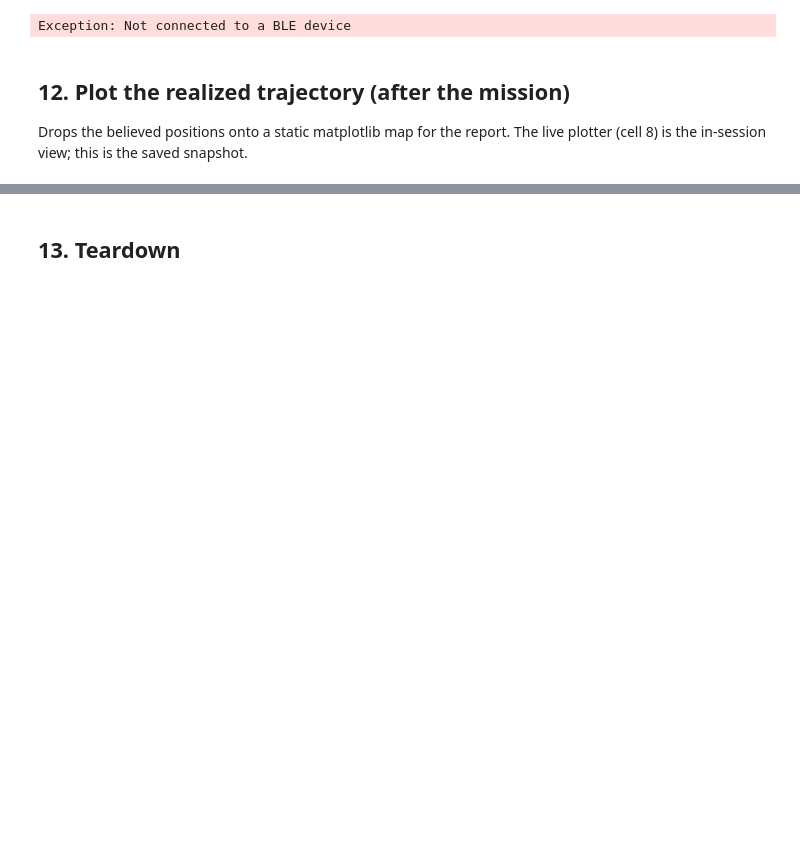
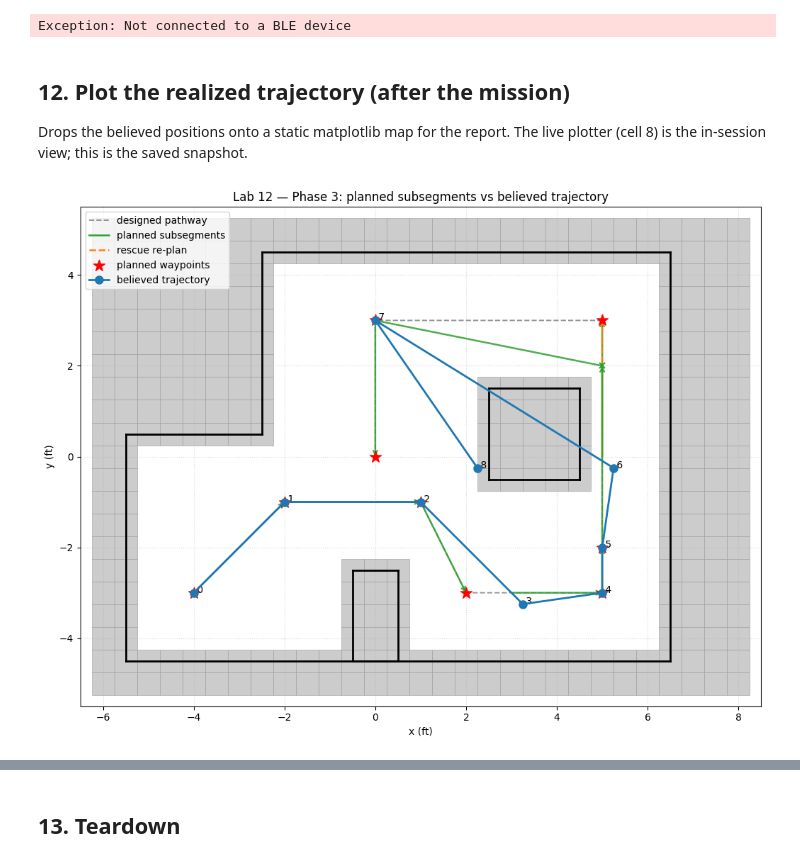
Before and after one commit to Y1hhnn/FastRobots-2026, a Jupyter notebook: notebooks/lab12_phase3.ipynb, the cells around one changed output, grey strips where cells are left out. Saved outputs shown, nothing was run; the diff lists cells and outputs as text; code cells hidden in the pictures; blank space fills up the shorter version.

```diff
--- a/notebooks/lab12_phase3.ipynb
+++ b/notebooks/lab12_phase3.ipynb
@@ -78,7 +80,12 @@ WAYPOINTS = [
     ( 0,  0),  # 9. end
 ]
 
-CELL_SIZE = 1.0
+# 0.5 ft cells (halved from 1 ft) — gives finer A* paths and matches the
+# new 0.1524 m cells in world.yaml so the localization belief and the
+# planner both work at the same spatial resolution. All waypoints are
+# integer feet, so they still align exactly with cell centers at this
+# resolution (and at any 1/N-ft resolution).
+CELL_SIZE = 0.5
 INFLATE   = 0
 X_RANGE   = (-6.0, 8.0)
 Y_RANGE   = (-5.0, 5.0)
@@ -604,10 +635,12 @@ cmdr.plot_map()
 RUN = True                  # ← flip to True when ready
 
 if RUN:
-    history = asyncio.run(run_mission())
+    history, planned_paths = asyncio.run(run_mission())
     print("\n=== Mission complete ===")
     for pt, label in history:
         print(f"  {label:>10}: ({pt[0]:+.2f}, {pt[1]:+.2f}) ft")
+    print(f"  {len(planned_paths)} A* plans recorded "
+          f"({sum(len(p['segments']) for p in planned_paths)} subsegments total)")
 else:
     print("RUN is False — flip the flag and re-run this cell to start.")
 # %% [output]
@@ -634,11 +667,31 @@ Exception: Not connected to a BLE device
 Drops the believed positions onto a static matplotlib map for the report.
 The live plotter (cell 8) is the in-session view; this is the saved snapshot.
 # %%
-def plot_history(history):
+def plot_history(history, planned_paths=None):
+    """Static post-mission plot.
+
+    Layers, bottom-up:
+      * designed pathway (grey dashes, zorder=0) — straight-line
+        connection of the original WAYPOINTS, the high-level reference.
+      * occupancy grid (gray squares) — what A* sees.
+      * map polygons (black) — what the localization framework sees.
+      * planned A* subsegments (green arrows, one per Segment) — every
+        re-plan attempt is drawn, with the initial plan solid and any
+        retry attempts dashed so you can see where the rescue path
+        diverged.
+      * planned waypoints (red stars) — from WAYPOINTS.
+      * believed trajectory (blue dots + line) — the localization
+        belief at each hop, connected in mission order.
+    """
     from matplotlib.patches import Rectangle
     from astar import polygon_lines
 
     fig, ax = plt.subplots(figsize=(11, 8))
+
+    # Designed pathway: raw waypoint sequence at the bottom layer.
+    wxs0, wys0 = zip(*WAYPOINTS)
+    ax.plot(wxs0, wys0, color='dimgray', linestyle='--', linewidth=1.4,
+            alpha=0.7, zorder=0, label='designed pathway')
 
     occ_x, occ_y = np.where(grid == 1)
     for cx_idx, cy_idx in zip(occ_x, occ_y):
@@ -652,34 +705,81 @@ def plot_history(history):
     for (p, q) in polygon_lines(MAP_SIM['outer']):
         ax.plot([p[0], q[0]], [p[1], q[1]], 'k-', linewidth=2)
     for obs in MAP_SIM['obstacles']:
         for (p, q) in polygon_lines(obs):
             ax.plot([p[0], q[0]], [p[1], q[1]], 'k-', linewidth=2)
 
+    # ---- Planned subsegments --------------------------------------------
+    if planned_paths:
+        seen_initial_label = False
+        seen_retry_label   = False
+        for path in planned_paths:
+            is_retry = path['attempt'] > 0
+            color = 'tab:orange' if is_retry else 'tab:green'
+            linestyle = '--' if is_retry else '-'
+            label = None
+            if not is_retry and not seen_initial_label:
+                label = 'planned subsegments'
+                seen_initial_label = True
+            elif is_retry and not seen_retry_label:
+                label = 'rescue re-plan'
+                seen_retry_label = True
+
+            # Draw each Segment as its own arrow so subsegment boundaries
+            # are visible (one arrow per A* segment, not one per hop).
+            for k, seg in enumerate(path['segments']):
+                sx, sy = seg.p_start
+                ex, ey = seg.p_end
+                ax.annotate(
+                    '', xy=(ex, ey), xytext=(sx, sy),
+                    arrowprops=dict(
+                        arrowstyle='->',
+                        color=color,
+                        linestyle=linestyle,
+                        linewidth=1.8,
+                        alpha=0.85,
+                        shrinkA=0, shrinkB=0,
+                    ),
+                )
+                # Mark the join between subsegments inside the same hop
+                # with a small × so the kinks in the planned path are easy
+                # to count.
+                if k < len(path['segments']) - 1:
+                    ax.plot(ex, ey, 'x', color=color, markersize=6,
+                            markeredgewidth=1.5, zorder=4)
+
+            # One legend entry per category by overlaying an invisible line.
+            if label is not None:
+                ax.plot([], [], color=color, linestyle=linestyle,
+                        linewidth=1.8, label=label)
+
     wxs, wys = zip(*WAYPOINTS)
-    ax.scatter(wxs, wys, c='red', s=140, marker='*', zorder=5, label='planned waypoints')
+    ax.scatter(wxs, wys, c='red', s=140, marker='*', zorder=5,
+               label='planned waypoints')
 
     if history:
         hxs = [pt[0] for pt, _ in history]
         hys = [pt[1] for pt, _ in history]
         ax.plot(hxs, hys, 'o-', color='tab:blue', linewidth=2, markersize=8,
-                label='believed trajectory')
+                label='believed trajectory', zorder=6)
         for i, (pt, _) in enumerate(history):
             ax.annotate(f' {i}', pt, fontsize=10)
 
     ax.set_aspect('equal')
     ax.set_xlim(X_RANGE[0] - 0.5, X_RANGE[1] + 0.5)
     ax.set_ylim(Y_RANGE[0] - 0.5, Y_RANGE[1] + 0.5)
     ax.grid(True, linestyle=':', alpha=0.5)
     ax.set_xlabel('x (ft)')
     ax.set_ylabel('y (ft)')
     ax.legend(loc='upper left')
-    ax.set_title('Lab 12 — Phase 3: planned waypoints vs believed trajectory')
+    ax.set_title('Lab 12 — Phase 3: planned subsegments vs believed trajectory')
     plt.tight_layout()
     out = 'lab12_phase3_run.png'
     plt.savefig(out, dpi=130)
     plt.show()
     print(f"Saved {out}")
 
 
 if RUN:
-    plot_history(history)
+    plot_history(history, planned_paths)
+# %% [output]
+[figure, added]
```
Also changed, not shown: parts of 9 cells of this notebook, 17 other files.
